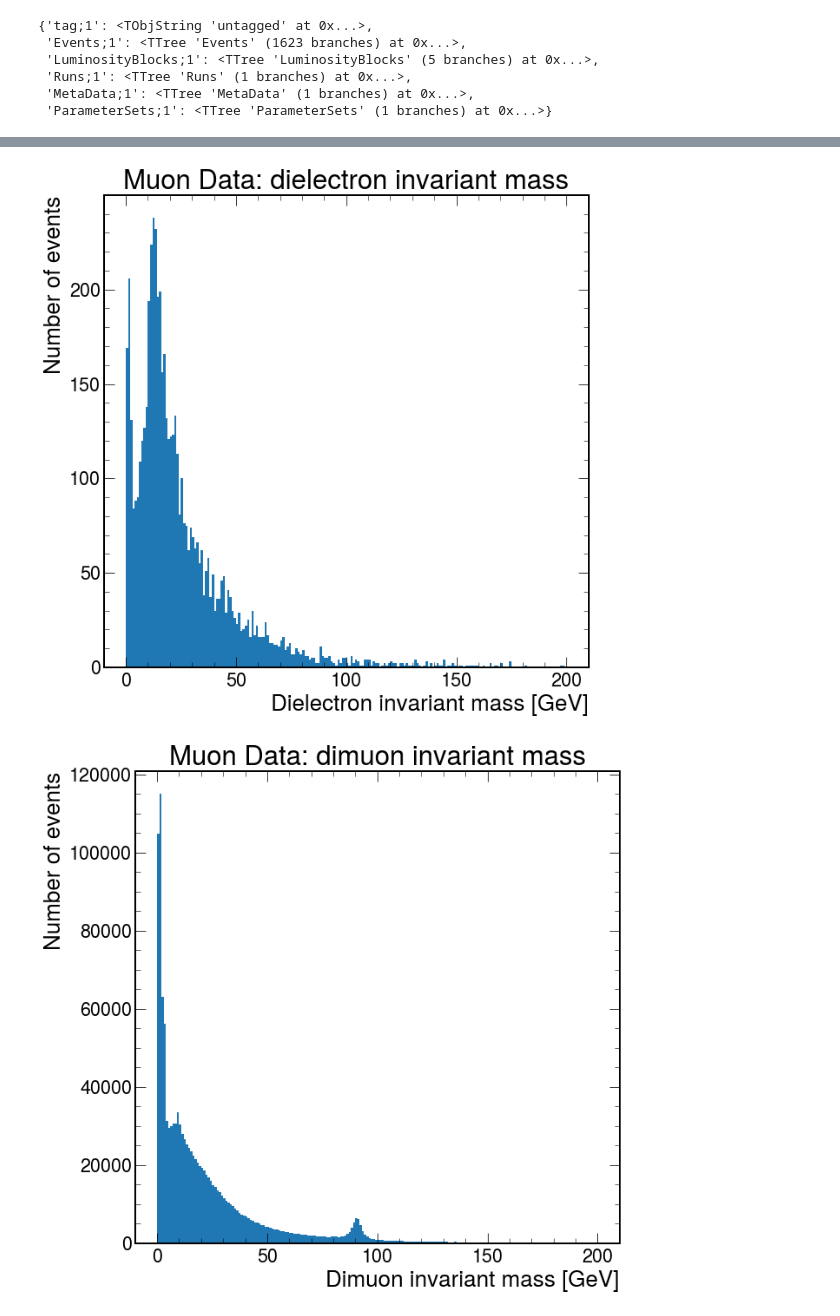
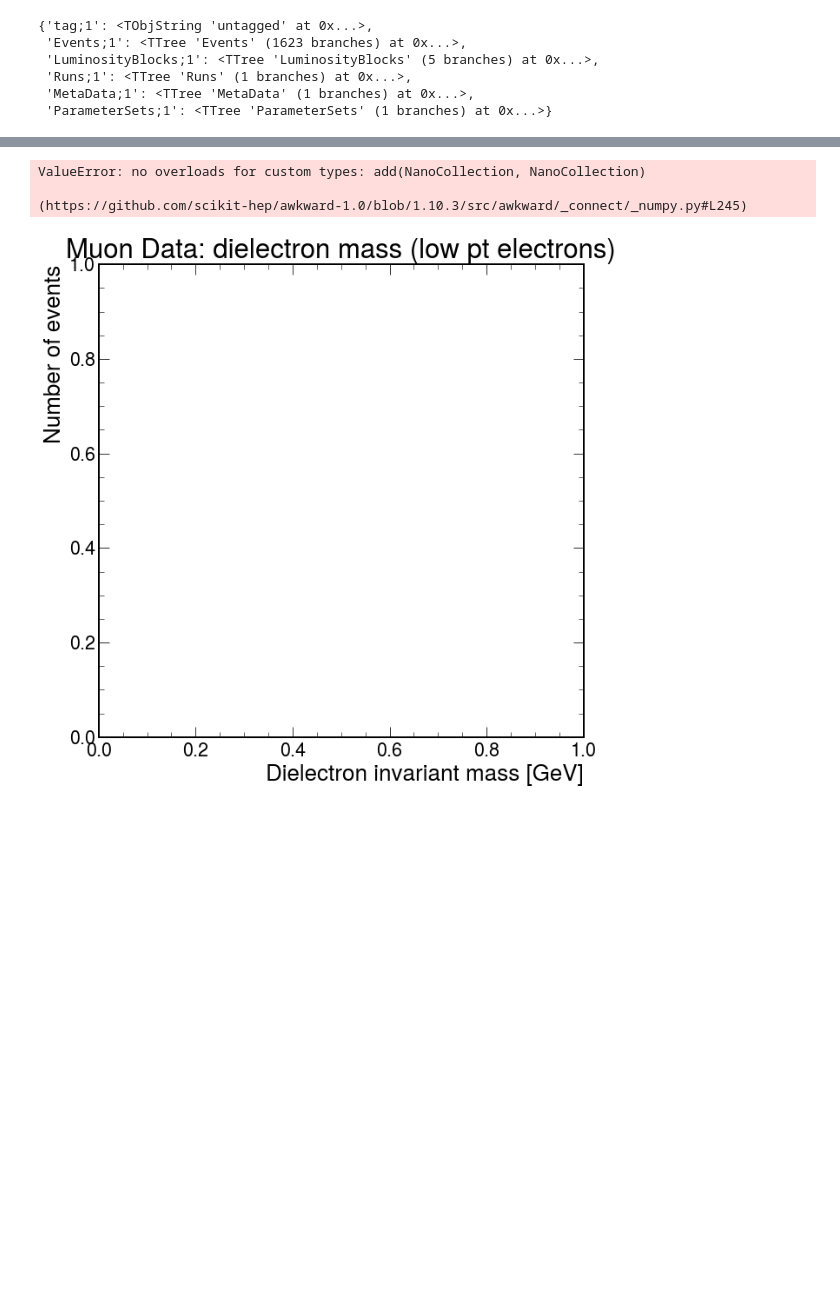
Before and after one commit to ku-cms/LeptonStudies, a Jupyter notebook: notebooks/electron_tnp_Jpsi_mass.ipynb, the cells around one changed output, grey strips where cells are left out. Saved outputs shown, nothing was run; the diff lists cells and outputs as text; code cells hidden in the pictures; blank space fills up the shorter version.

```diff
--- a/notebooks/electron_tnp_Jpsi_mass.ipynb
+++ b/notebooks/electron_tnp_Jpsi_mass.ipynb
@@ -239,37 +308,52 @@ mass_max = 200
 mass_nbins = 200
 
 # Z mass peak
 # mass_min = 50
 # mass_max = 130
 # mass_nbins = 80
 
 # J/psi mass peak
 # mass_min = 3.0
 # mass_max = 3.5
 # mass_nbins = 100
 
 # Muon Data
+# low pt electrons: dielectron mass
+fig, ax = plt.subplots()
+ax.set_title(r"Muon Data: dielectron mass (low pt electrons)")
+ax.set_xlabel(r"Dielectron invariant mass [GeV]")
+ax.set_ylabel(r"Number of events")
+#event_cut = ak.all(data_events.LowPtElectron.r9 > 0.96, axis=1)
+#event_cut = ak.all(abs(data_events.LowPtElectron.dz) > 0.5, axis=1)
+#ee = ak.combinations(data_events[event_cut].LowPtElectron, 2, fields=["e0", "e1"])
+ee = ak.combinations(data_events.LowPtElectron, 2, fields = ["e0", "e1"])
+mass = (ee.e0 + ee.e1).mass
+ax.hist(ak.flatten(mass), bins=np.linspace(mass_min, mass_max, mass_nbins + 1));
+
+# Muon Data
 # electrons: dielectron mass
 fig, ax = plt.subplots()
-ax.set_title(r"Muon Data: dielectron invariant mass")
+ax.set_title(r"Muon Data: dielectron mass")
 ax.set_xlabel(r"Dielectron invariant mass [GeV]")
 ax.set_ylabel(r"Number of events")
 #event_cut = ak.all(data_events.Electron.r9 > 0.96, axis=1)
-event_cut = ak.all(abs(data_events.Electron.dz) > 0.5, axis=1)
-#ee = ak.combinations(data_events.Electron, 2, fields = ["e0", "e1"])
-ee = ak.combinations(data_events[event_cut].Electron, 2, fields=["e0", "e1"])
+#event_cut = ak.all(abs(data_events.Electron.dz) > 0.5, axis=1)
+#ee = ak.combinations(data_events[event_cut].Electron, 2, fields=["e0", "e1"])
+ee = ak.combinations(data_events.Electron, 2, fields = ["e0", "e1"])
 mass = (ee.e0 + ee.e1).mass
 ax.hist(ak.flatten(mass), bins=np.linspace(mass_min, mass_max, mass_nbins + 1));
 
 # Muon Data
 # muons: dimuon mass
 fig, ax = plt.subplots()
-ax.set_title(r"Muon Data: dimuon invariant mass")
+ax.set_title(r"Muon Data: dimuon mass")
 ax.set_xlabel(r"Dimuon invariant mass [GeV]")
 ax.set_ylabel(r"Number of events")
 mm = ak.combinations(data_events.Muon, 2, fields = ["m0", "m1"])
 mass = (mm.m0 + mm.m1).mass
 ax.hist(ak.flatten(mass), bins=np.linspace(mass_min, mass_max, mass_nbins + 1));
 # %% [output]
+ValueError: no overloads for custom types: add(NanoCollection, NanoCollection)
+
+(https://github.com/scikit-hep/awkward-1.0/blob/1.10.3/src/awkward/_connect/_numpy.py#L245)
-[figure, old version]
+[figure, new version]
-[figure, removed]
```
Also changed, not shown: parts of 4 cells of this notebook, 1 other file.
